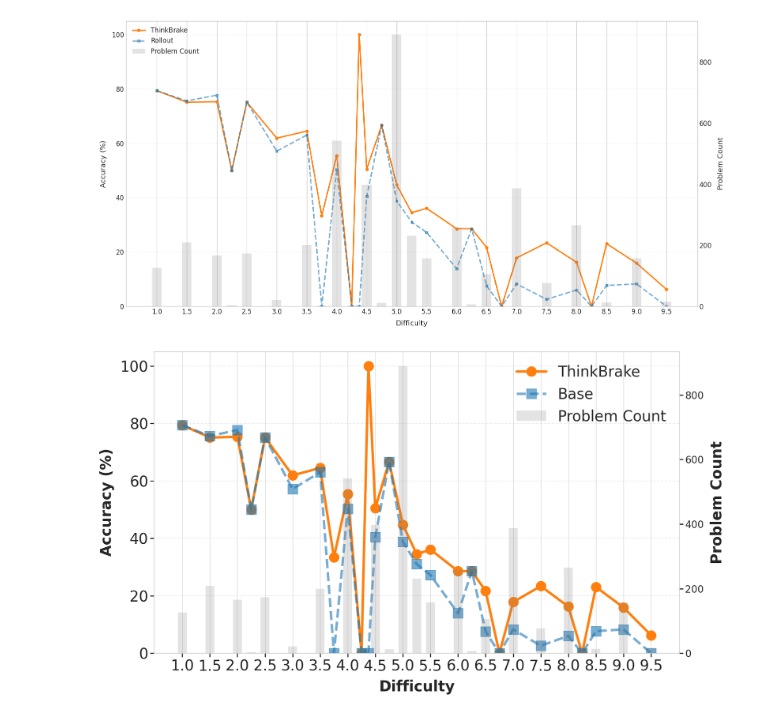
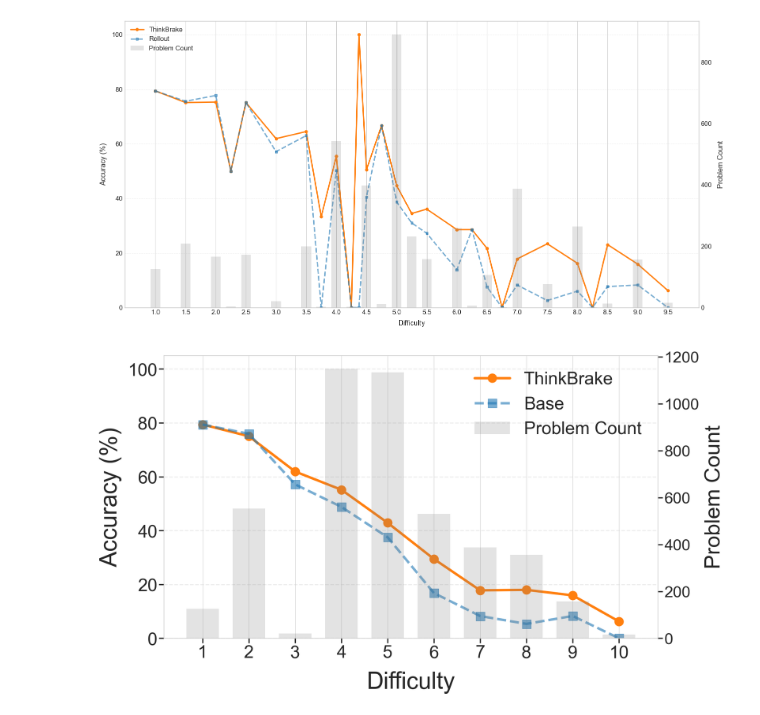
Before and after one commit to ssangjun706/ThinkBrake-Analysis, a Jupyter notebook: notebook/difficulty_experiment.ipynb, the cells around one changed output. Saved outputs shown, nothing was run; the diff lists cells and outputs as text; code cells hidden in the pictures.

```diff
--- a/notebook/difficulty_experiment.ipynb
+++ b/notebook/difficulty_experiment.ipynb
@@ -144,66 +144,93 @@ plt.close()
 # %% [output]
 [figure]
 # %%
-fig, ax1 = plt.subplots(figsize=(18, 10))  # Larger figure size
+# 난이도를 정수로 반올림하여 그룹화
+df_tb_grouped = df_tb.copy()
+df_tb_grouped["difficulty"] = df_tb_grouped["difficulty"].round().astype(int)
+df_tb_grouped = (
+    df_tb_grouped.groupby("difficulty")
+    .agg({"total_count": "sum", "incorrect_count": "sum"})
+    .reset_index()
+)
+df_tb_grouped["accuracy"] = (
+    (df_tb_grouped["total_count"] - df_tb_grouped["incorrect_count"])
+    / df_tb_grouped["total_count"]
+    * 100
+).round(2)
 
-# ================= Accuracy (foreground) =================
+df_ro_grouped = df_ro.copy()
+df_ro_grouped["difficulty"] = df_ro_grouped["difficulty"].round().astype(int)
+df_ro_grouped = (
+    df_ro_grouped.groupby("difficulty")
+    .agg({"total_count": "sum", "incorrect_count": "sum"})
+    .reset_index()
+)
+df_ro_grouped["accuracy"] = (
+    (df_ro_grouped["total_count"] - df_ro_grouped["incorrect_count"])
+    / df_ro_grouped["total_count"]
+    * 100
+).round(2)
+
+# 플롯 생성
+fig, ax1 = plt.subplots(figsize=(18, 10))
+
 ax1.plot(
-    df_tb["difficulty"],
-    df_tb["accuracy"],
+    df_tb_grouped["difficulty"],
+    df_tb_grouped["accuracy"],
     marker="o",
     label="ThinkBrake",
-    linewidth=5,  # Much thicker line
-    markersize=20,  # Larger markers
+    linewidth=5.0,
+    markersize=18,
     color="#ff7f0e",
     zorder=3,
 )
 ax1.plot(
-    df_ro["difficulty"],
-    df_ro["accuracy"],
+    df_ro_grouped["difficulty"],
+    df_ro_grouped["accuracy"],
     marker="s",
     label="Base",
-    linewidth=5,  # Much thicker line
-    markersize=20,  # Larger markers
+    linewidth=5.0,
+    markersize=18,
     alpha=0.6,
     linestyle="--",
     color="#1f77b4",
     zorder=3,
 )
 
-ax1.set_ylabel("Accuracy (%)", fontsize=30, labelpad=12, fontweight='bold')  # Larger, bold
-ax1.set_xlabel("Difficulty", fontsize=30, labelpad=12, fontweight='bold')  # Larger, bold
-ax1.tick_params(axis="both", labelsize=30, width=2, length=8)  # Larger ticks
+ax1.set_ylabel("Accuracy (%)", fontsize=48, labelpad=12)
+ax1.set_xlabel("Difficulty", fontsize=48, labelpad=20)
+ax1.tick_params(labelsize=36, width=2.5, length=10)
 ax1.set_ylim(0, 105)
-ax1.grid(True, axis="y", linestyle="--", alpha=0.35, linewidth=1.5)  # Thicker grid
+ax1.grid(True, axis="y", linestyle="--", alpha=0.35, linewidth=2.0)
 
 ax2 = ax1.twinx()
 ax2.bar(
-    df_tb["difficulty"],
-    df_tb["total_count"],
+    df_tb_grouped["difficulty"],
+    df_tb_grouped["total_count"],
     color="gray",
     alpha=0.22,
-    width=0.16,
+    width=0.7,
     label="Problem Count",
     zorder=1,
 )
-ax2.set_ylabel("Problem Count", fontsize=30, labelpad=12, fontweight='bold')  # Larger, bold
-ax2.tick_params(axis="y", labelsize=20, width=2, length=8)  # Larger ticks
+ax2.set_ylabel("Problem Count", fontsize=44, labelpad=12)
+ax2.tick_params(axis="y", labelsize=32, width=2.5, length=10)
 ax2.grid(False)
 
 lines_1, labels_1 = ax1.get_legend_handles_labels()
 lines_2, labels_2 = ax2.get_legend_handles_labels()
 ax1.legend(
     lines_1 + lines_2,
     labels_1 + labels_2,
     loc="upper right",
-    fontsize=30,  # Larger legend
+    fontsize=36,
     frameon=False,
 )
 
-ax1.set_xticks(np.arange(1, 10, 0.5))
+ax1.set_xticks(range(1, 11))
 plt.tight_layout()
 plt.savefig("../assets/difficulty_experiment.pdf", format="pdf", bbox_inches="tight")
 plt.show()
 plt.close()
 # %% [output]
-[figure, old version]
+[figure, new version]
```
Also changed, not shown: 9 other files.
